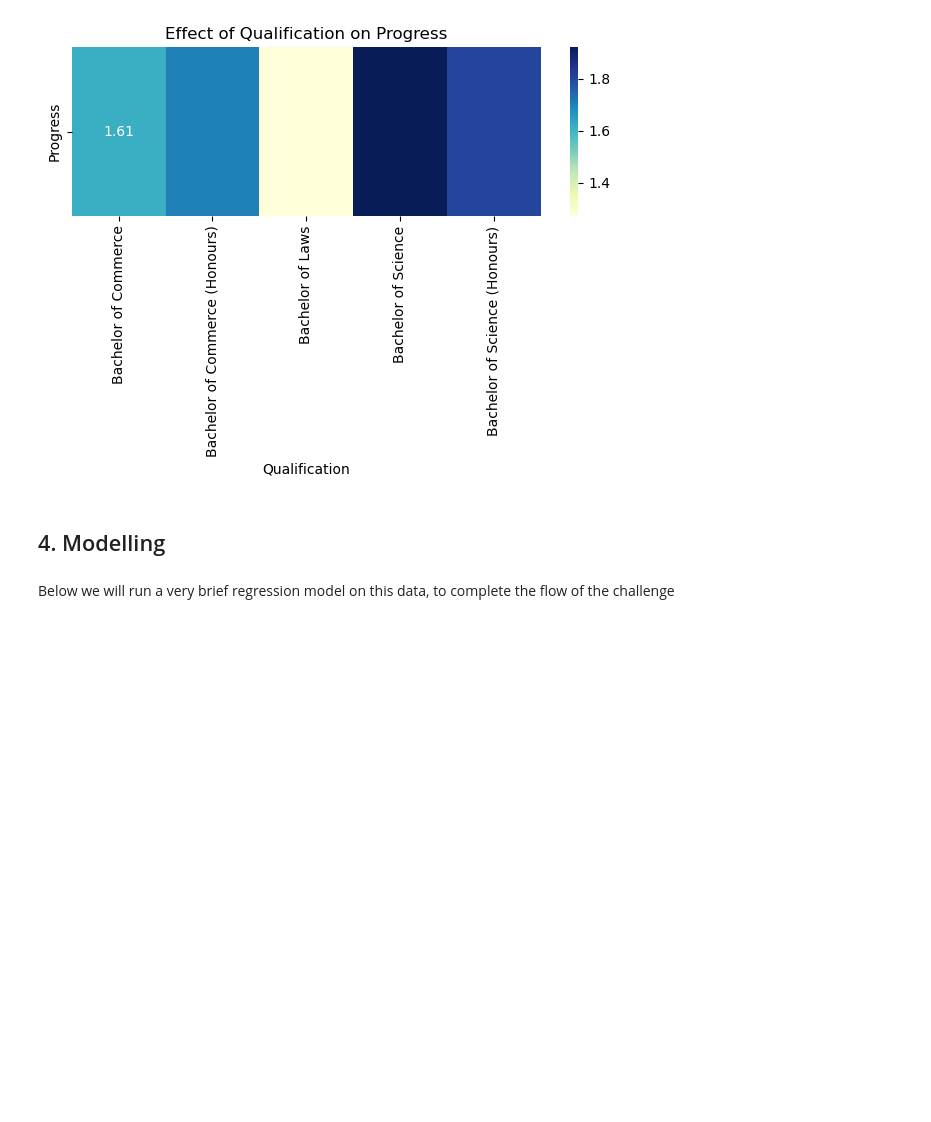
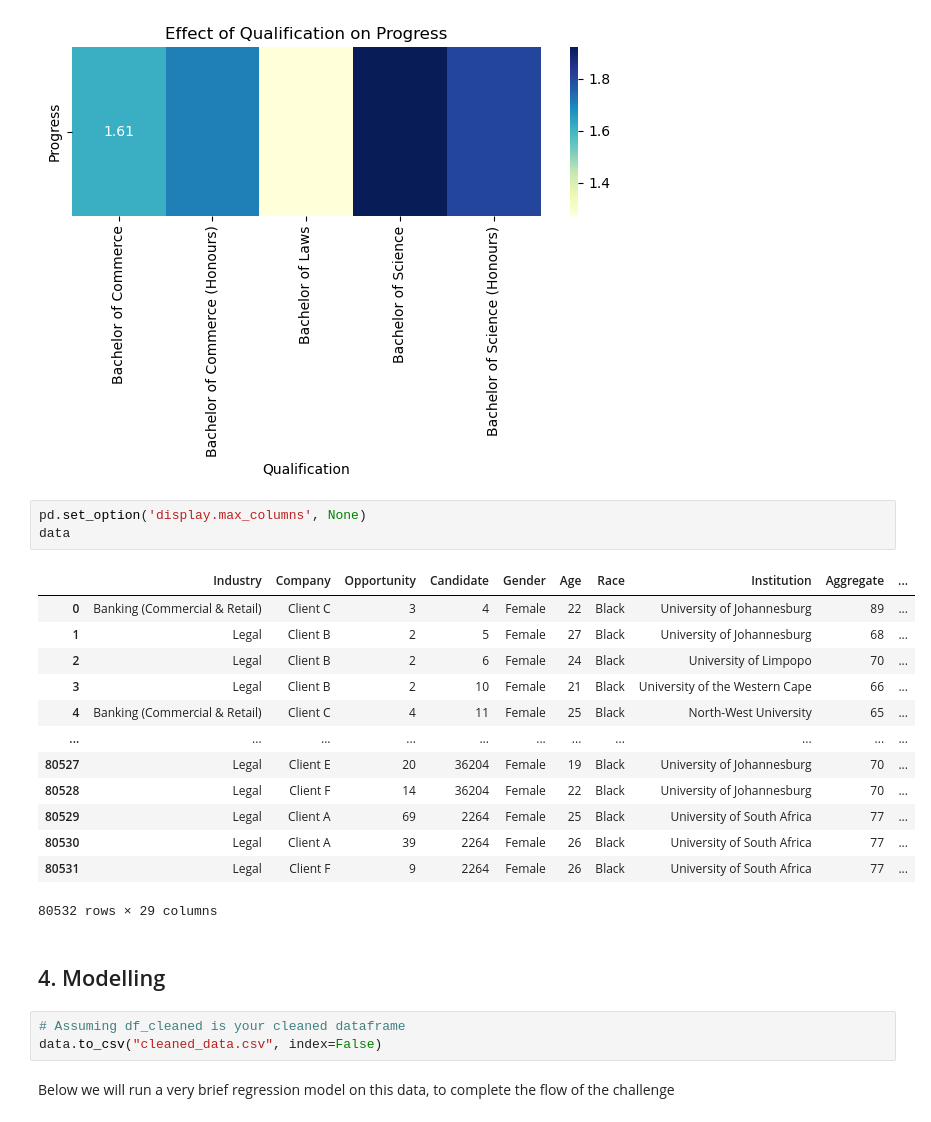
Before and after one commit to siphesihlegema/Student-Success-repo, a Jupyter notebook: notebooks/PI_Hackathon_2025_Starter_Notebook_Job_Application_Success.ipynb, the cells around one changed output. Cells and saved outputs as stored; diff of their text form; blank space fills up the shorter version.

```diff
--- a/notebooks/PI_Hackathon_2025_Starter_Notebook_Job_Application_Success.ipynb
+++ b/notebooks/PI_Hackathon_2025_Starter_Notebook_Job_Application_Success.ipynb
@@ -550,8 +550,28 @@ plt.tight_layout()
 plt.show()
 # %% [output]
 [figure]
+# %%
+pd.set_option('display.max_columns', None)
+data
+# %% [output]
+|  | Industry | Company | Opportunity | Candidate | Gender | Age | Race | Institution | Aggregate | ... |
+| 0 | Banking (Commercial & Retail) | Client C | 3 | 4 | Female | 22 | Black | University of Johannesburg | 89 | ... |
+| 1 | Legal | Client B | 2 | 5 | Female | 27 | Black | University of Johannesburg | 68 | ... |
+| 2 | Legal | Client B | 2 | 6 | Female | 24 | Black | University of Limpopo | 70 | ... |
+| 3 | Legal | Client B | 2 | 10 | Female | 21 | Black | University of the Western Cape | 66 | ... |
+| 4 | Banking (Commercial & Retail) | Client C | 4 | 11 | Female | 25 | Black | North-West University | 65 | ... |
+| ... | ... | ... | ... | ... | ... | ... | ... | ... | ... | ... |
+| 80527 | Legal | Client E | 20 | 36204 | Female | 19 | Black | University of Johannesburg | 70 | ... |
+| 80528 | Legal | Client F | 14 | 36204 | Female | 22 | Black | University of Johannesburg | 70 | ... |
+| 80529 | Legal | Client A | 69 | 2264 | Female | 25 | Black | University of South Africa | 77 | ... |
+| 80530 | Legal | Client A | 39 | 2264 | Female | 26 | Black | University of South Africa | 77 | ... |
+| 80531 | Legal | Client F | 9 | 2264 | Female | 26 | Black | University of South Africa | 77 | ... |
+80532 rows × 29 columns
 # %% [markdown]
 ## 4. Modelling
+# %%
+# Assuming df_cleaned is your cleaned dataframe
+data.to_csv("cleaned_data.csv", index=False)
 # %% [markdown]
 Below we will run a very brief regression model on this data, to complete the flow of the challenge
 # %%
```
Also changed, not shown: parts of 2 cells of this notebook, 2 other files.
